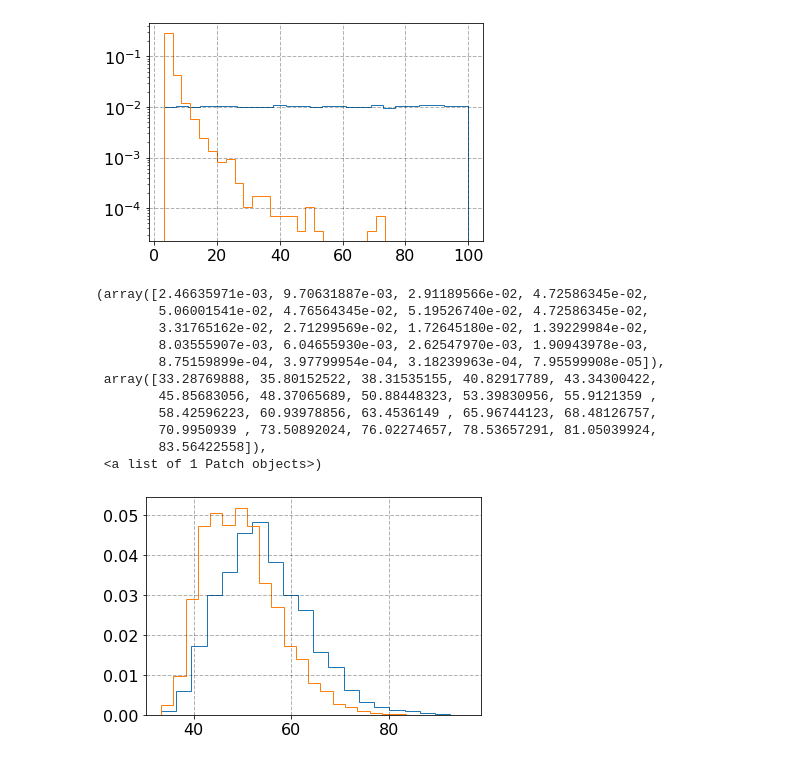
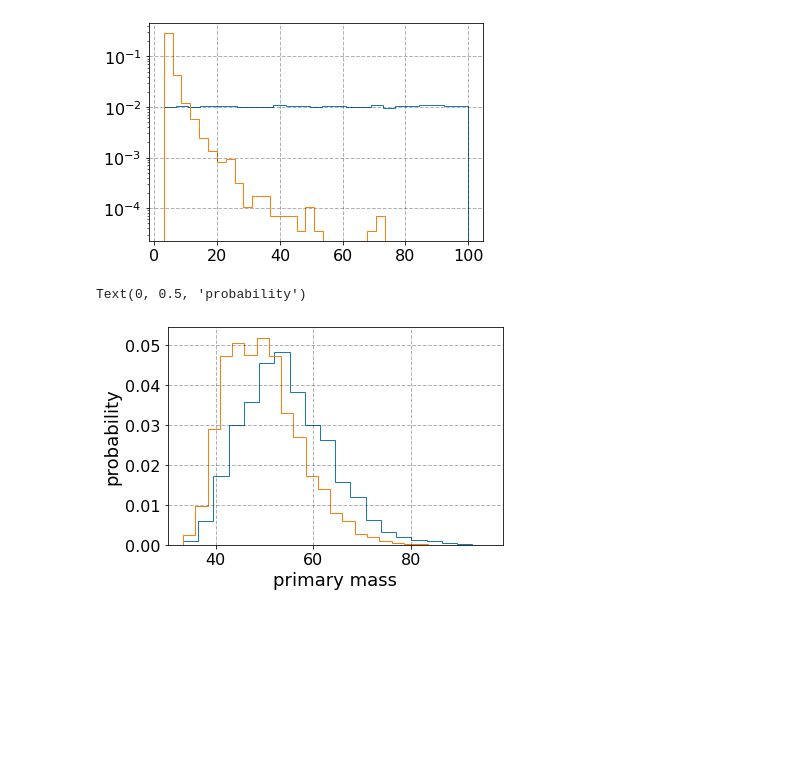
Before and after one commit to shanikagalaudage/tutorials, a Jupyter notebook: some_fun_with_priors.ipynb, the cells around one changed output. Drawn from its saved outputs; the diff is of its cells as text; code cells hidden in the pictures; blank space fills up the shorter version.

```diff
--- a/some_fun_with_priors.ipynb
+++ b/some_fun_with_priors.ipynb
@@ -206,17 +206,9 @@ new_samples = reweighted_samples["mass_1"][EVENT_IDX["GW170729"]]
 # %%
 #plot posterior distributions
 plt.hist(old_samples, bins=20, histtype="step", density=1)
 plt.hist(new_samples, bins=20, histtype="step", density=1)
+plt.xlabel("primary mass")
+plt.ylabel("probability")
 # %% [output]
-(array([2.46635971e-03, 9.70631887e-03, 2.91189566e-02, 4.72586345e-02,
-        5.06001541e-02, 4.76564345e-02, 5.19526740e-02, 4.72586345e-02,
-        3.31765162e-02, 2.71299569e-02, 1.72645180e-02, 1.39229984e-02,
-        8.03555907e-03, 6.04655930e-03, 2.62547970e-03, 1.90943978e-03,
-        8.75159899e-04, 3.97799954e-04, 3.18239963e-04, 7.95599908e-05]),
- array([33.28769888, 35.80152522, 38.31535155, 40.82917789, 43.34300422,
-        45.85683056, 48.37065689, 50.88448323, 53.39830956, 55.9121359 ,
-        58.42596223, 60.93978856, 63.4536149 , 65.96744123, 68.48126757,
-        70.9950939 , 73.50892024, 76.02274657, 78.53657291, 81.05039924,
-        83.56422558]),
- <a list of 1 Patch objects>)
+Text(0, 0.5, 'probability')
-[figure, old version]
+[figure, new version]
```
